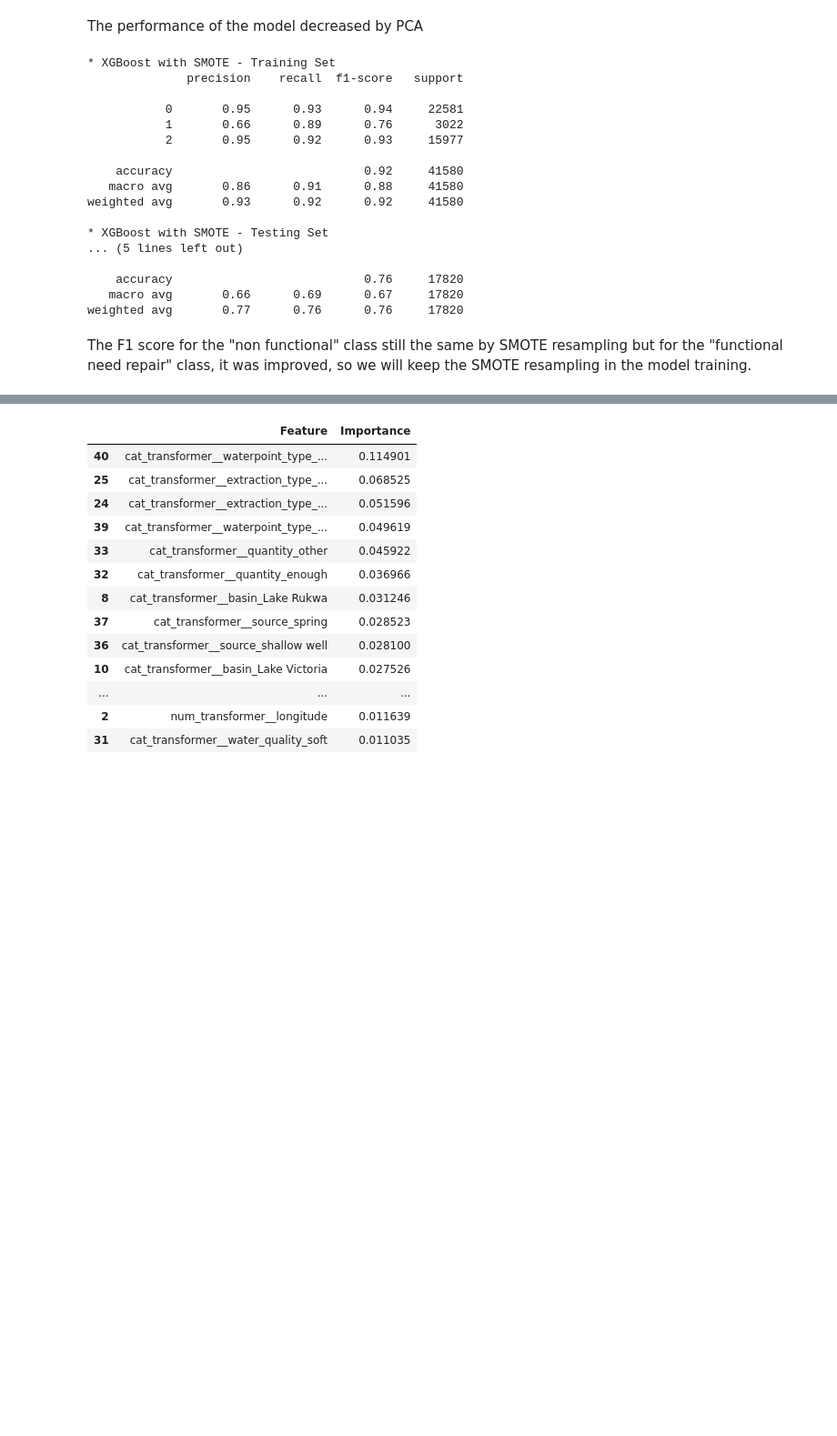
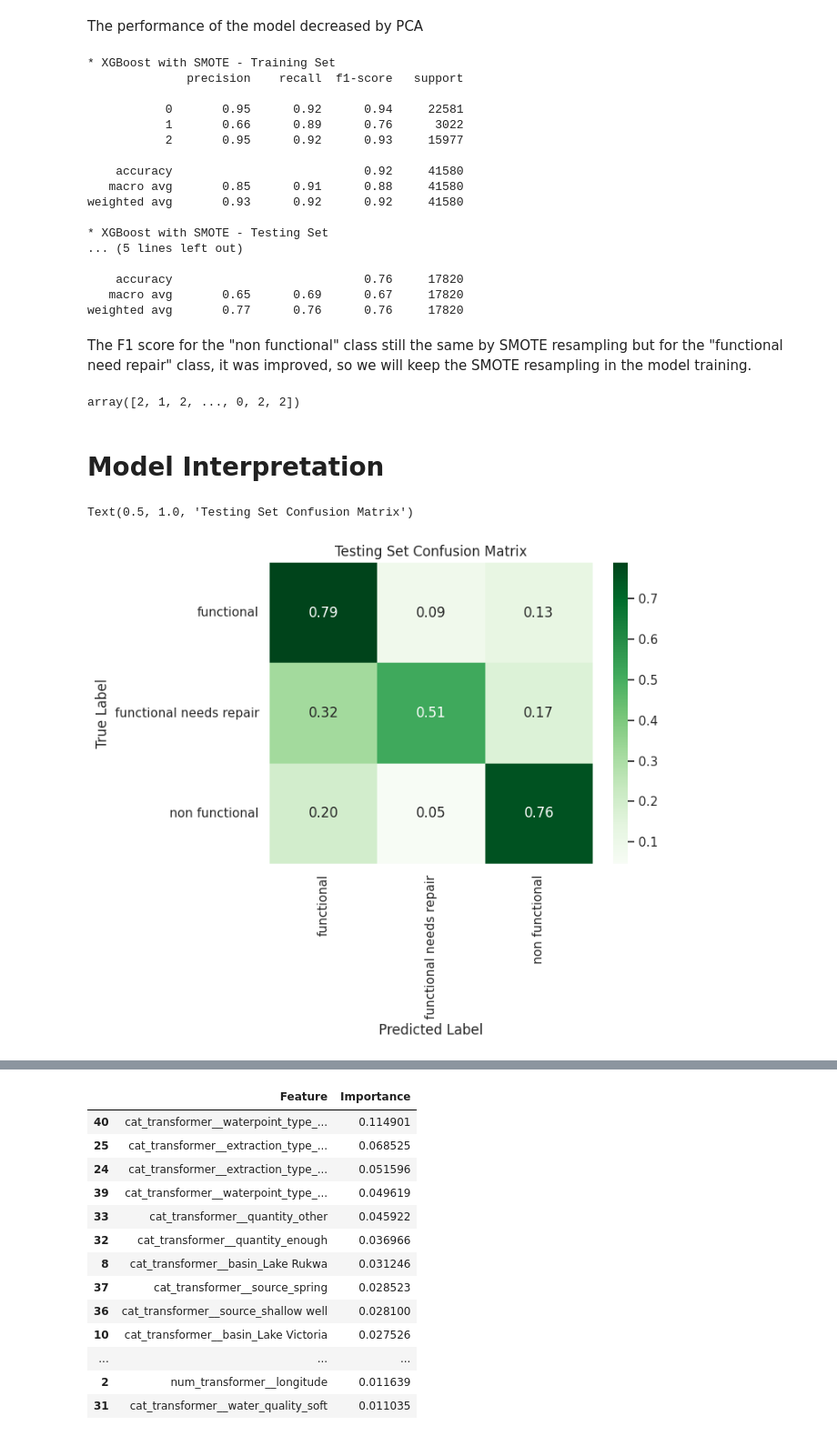
Before and after one commit to Mahdi-Kriaa/Faulty_Water_Pump_Detection, a Jupyter notebook: faulty_water_pumps_predicton.ipynb, the cells around one changed output, grey strips where cells are left out. Shown at 91% size. Saved outputs shown, nothing was run; the diff lists cells and outputs as text; code cells hidden in the pictures; blank space fills up the shorter version.

```diff
--- a/faulty_water_pumps_predicton.ipynb
+++ b/faulty_water_pumps_predicton.ipynb
@@ -393,0 +426,9 @@ for c in cat_cols :
+# %%
+# replace "region" by "region_zone"
+region_zone_dict = regions_by_class = {"Arusha": "North", "Dodoma": "Middle", "Iringa": "South",
+    "Kagera": "North", "Kigoma": "North", "Kilimanjaro": "North", "Lindi": "South", "Manyara": "North",
+    "Mara": "North", "Mbeya": "South", "Morogoro": "Middle", "Mtwara": "South", "Mwanza": "North",
+    "Pwani": "South", "Rukwa": "South", "Ruvuma": "South", "Shinyanga": "Middle", "Singida": "Middle",
+    "Tabora": "Middle", "Tanga": "North", "Dar es Salaam": "Middle"}
+df_pumps["region_zone"] = df_pumps["region"].map(region_zone_dict)
+df_pumps.drop(columns="region", inplace=True)
@@ -568,26 +610,44 @@ cols_transformer_pca = ColumnTransformer((("num_transformer",make_pipeline(Stand
 xgboost = XGBClassifier(subsample=0.7, colsample_bytree=0.5, learning_rate=0.05, max_depth=200, n_estimators=100)
 pipeline = smt_pipeline([("preprocessor",cols_transformer_pca),("smote",SMOTE()),("XGBoost",xgboost)])
 pipeline.fit(X_train, y_train_encoded)
-cls_report_train = classification_report(y_train_encoded, pipeline.predict(X_train))
-cls_report_test = classification_report(y_test_encoded, pipeline.predict(X_test))
+y_train_pred = pipeline.predict(X_train)
+y_test_pred = pipeline.predict(X_test)
+cls_report_train = classification_report(y_train_encoded, y_train_pred)
+cls_report_test = classification_report(y_test_encoded, y_test_pred)
 print(f"* XGBoost with SMOTE - Training Set\n{cls_report_train}\n* XGBoost with SMOTE - Testing Set\n{cls_report_test}")
 # %% [output]
 * XGBoost with SMOTE - Training Set
               precision    recall  f1-score   support
 
-           0       0.95      0.93      0.94     22581
+           0       0.95      0.92      0.94     22581
            1       0.66      0.89      0.76      3022
            2       0.95      0.92      0.93     15977
 
     accuracy                           0.92     41580
-   macro avg       0.86      0.91      0.88     41580
+   macro avg       0.85      0.91      0.88     41580
 weighted avg       0.93      0.92      0.92     41580
 
 * XGBoost with SMOTE - Testing Set
 ... (5 lines left out)
 
     accuracy                           0.76     17820
-   macro avg       0.66      0.69      0.67     17820
+   macro avg       0.65      0.69      0.67     17820
 weighted avg       0.77      0.76      0.76     17820
 # %% [markdown]
 The F1 score for the "non functional" class still the same by SMOTE resampling but for the "functional need repair" class, it was improved, so we will keep the SMOTE resampling in the model training.
+# %%
+y_test_pred
+# %% [output]
+array([2, 1, 2, ..., 0, 2, 2])
+# %% [markdown]
+# Model Interpretation
+# %%
+cm = confusion_matrix(y_test_encoded,y_test_pred, normalize="true")
+sns.heatmap(cm, xticklabels=label_encoder.classes_, yticklabels=label_encoder.classes_,
+            annot=True, fmt=".2f", cmap="Greens")
+plt.ylabel("True Label")
+plt.xlabel("Predicted Label")
+plt.title("Testing Set Confusion Matrix")
+# %% [output]
+Text(0.5, 1.0, 'Testing Set Confusion Matrix')
+[figure, added]
```
Also changed, not shown: parts of 36 cells of this notebook.
